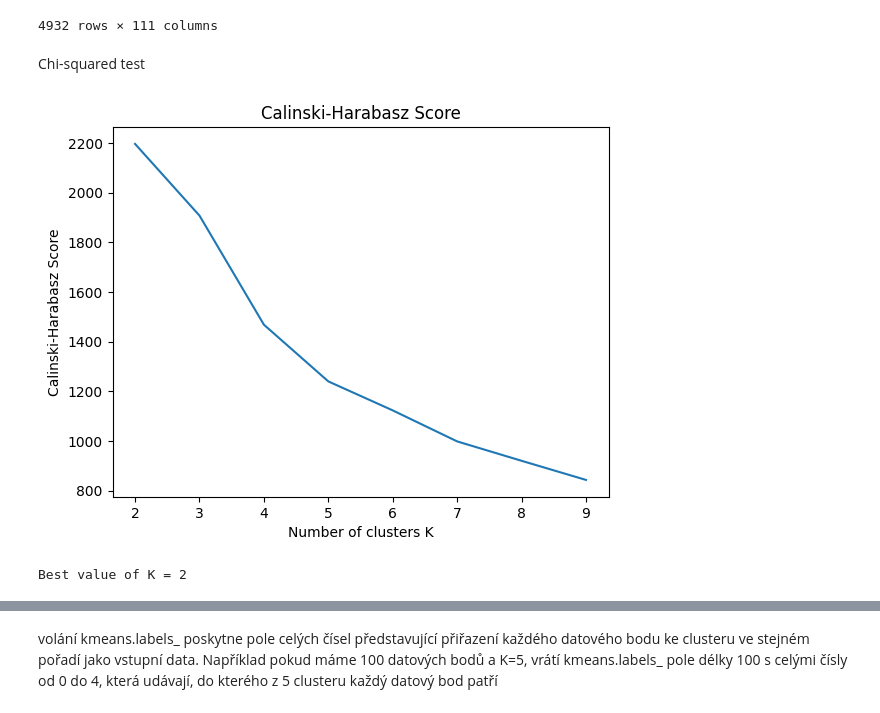
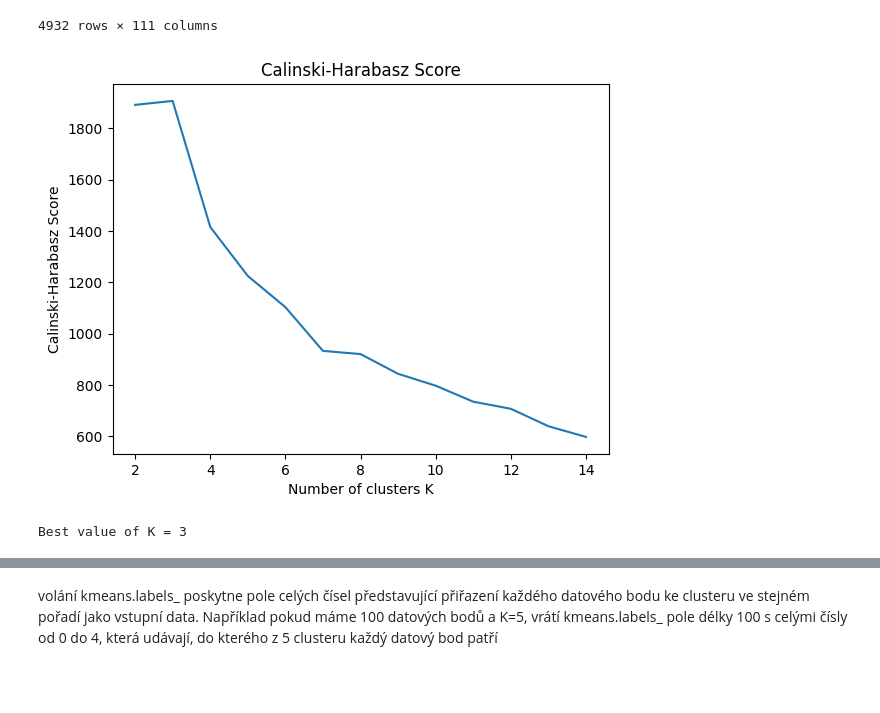
Before and after one commit to Katlii/Jupyter_analysis, a Jupyter notebook: jupiter_analysis.ipynb, the cells around one changed output, grey strips where cells are left out. Drawn from its saved outputs; the diff is of its cells as text; code cells hidden in the pictures; blank space fills up the shorter version.

```diff
--- a/jupiter_analysis.ipynb
+++ b/jupiter_analysis.ipynb
@@ -469,5 +469,3 @@ updateDataSet
 | 6b2f4636-eb56-3158-b3f1-88869bbf7ec0 | 0 | 0 | 0 | 0 | 0 | 0 | 0 | 0 | 0 | 0 | ... | ... |
 | ad0749d7-d128-3f6b-94fb-b6e6edf041c7 | 0 | 0 | 0 | 0 | 0 | 0 | 0 | 0 | 0 | 0 | ... | ... |
 4932 rows × 111 columns
-# %% [markdown]
-Chi-squared test
@@ -479,31 +472,29 @@ sklearn.metrics.calinski_harabasz_score(X, labels)
 # %%
 from sklearn.cluster import KMeans
 from sklearn.metrics import calinski_harabasz_score
-import numpy as np
-import matplotlib.pyplot as plt
 
 #list to store the Calinski-Harabasz scores for different values of K:
 ch_scores = []
-k_range = range(2, 10)
+k_range = range(2, 15)
 
 #Setting a fixed random seed makes your experiments more reproducible and
 #easier to debug, as you can obtain the same results each time you run the algorithm.
 #In this case, the value random_state=1 is used to set the random seed to a specific value (1),
 #but you could set it to any integer value.
 
 for k in k_range:
-    kmeans_model = KMeans(n_clusters=k, random_state=1).fit(updateDataSet)
+    kmeans_model = KMeans(n_clusters=k, n_init='auto', random_state=1).fit(updateDataSet)
     ch_score = calinski_harabasz_score(updateDataSet, kmeans_model.labels_)
 
     ch_scores.append(ch_score)
 
 plt.plot(k_range, ch_scores)
 plt.xlabel('Number of clusters K')
 plt.ylabel('Calinski-Harabasz Score')
 plt.title('Calinski-Harabasz Score')
 plt.show()
 best_k = np.argmax(ch_scores) + 2 # Add 2 because k_range starts from 2
 print("Best value of K =", best_k)
 # %% [output]
-[figure, old version]
+[figure, new version]
-Best value of K = 2
+Best value of K = 3
```
Also changed, not shown: parts of 88 cells of this notebook.
